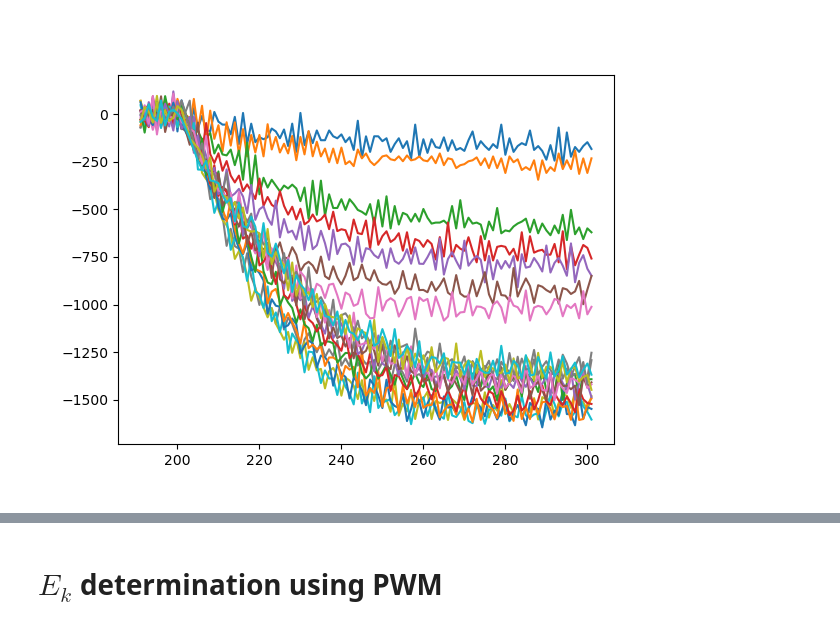
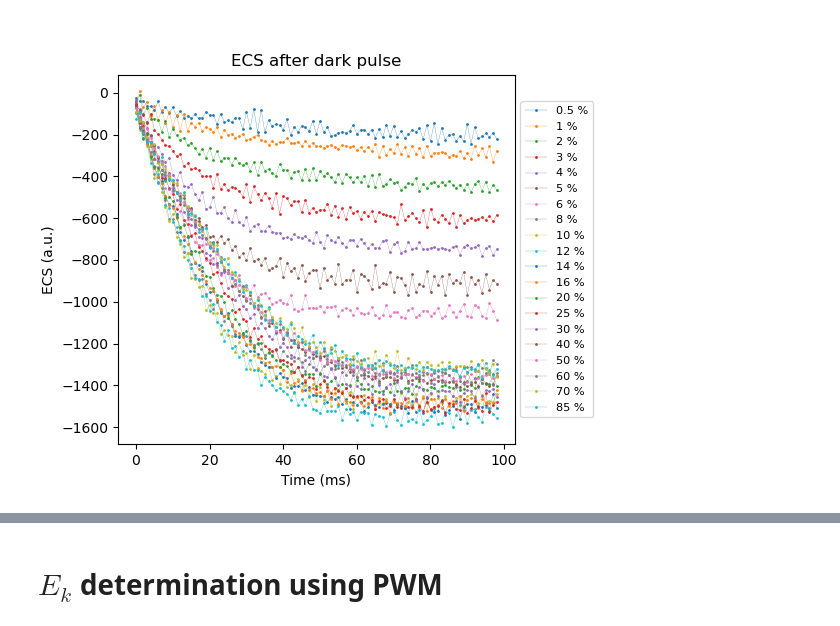
Before and after one commit to orlandomarcelo/DREAM_repo, a Jupyter notebook: Notebooks/Ek.ipynb, the cells around one changed output, grey strips where cells are left out. Saved outputs shown, nothing was run; the diff lists cells and outputs as text; code cells hidden in the pictures.

```diff
--- a/Notebooks/Ek.ipynb
+++ b/Notebooks/Ek.ipynb
@@ -64,10 +21,36 @@ Name: Time, Length: 1001, dtype: float64
-# %%
-norm_data = []
-for i in Vitesse_photochimie_PWM_list:
-    Vitesse_photochimie_PWM.Data[i] = Vitesse_photochimie_PWM.Data[i]-np.mean(Vitesse_photochimie_PWM.Data[i][190:200])
-# %%
-plt.figure()
-for i in Vitesse_photochimie_PWM_list:
-    plt.plot(Vitesse_photochimie_PWM.Time[190:300], Vitesse_photochimie_PWM.Data[i][190:300], label = i)
-# %% [output]
-[figure, removed]
+# %%
+#Here I visually select an interval in the data that is free of artifacts and close to the pulse of dark,
+#then I subtract the average of this interval from the data
+
+for i in manip.records:
+    manip.Data[i] = manip.Data[i] - np.average(manip.Data[i][160:180])
+# %%
+#Here I perform the average of the recordings and crop the data to the interval of interest
+
+records = ["11-14", "21-25", "31-35","41-45", "51-55", "61-65", "71-75", "81-85", "91-95", "101-105","112-115",
+           "121-125", "131-135", "141-145", "151-155", "161-165", "171-175", "181-185", "191-195", "201-205"]
+
+PWM_rel = [0.005, 0.01, 0.02, 0.03, 0.04, 0.05, 0.06, 0.08, 0.1, 0.12, 0.14, 0.16, 0.2, 0.25, 0.3, 0.4, 0.5, 0.6, 0.7, 0.85]
+
+mean_curves = []
+std_curves = []
+
+for i in records:
+    mean, std = manip.average_recordings(tools.create_record_list(i))
+    mean_curves.append(mean[201:300])
+    std_curves.append(std[201:300])
+
+time = manip.Time[201:300] - 203
+# %%
+fig, ax = plt.subplots()
+for i, k in enumerate(PWM_rel):
+    ax.plot(time, mean_curves[i], 'o-', label = f"{100*k:n} %", markersize = 1, linewidth = 0.2)
+box = ax.get_position()
+ax.set_position([box.x0, box.y0, box.width * 0.8, box.height])
+ax.legend(loc='center left', bbox_to_anchor=(1, 0.5), fontsize = 8.1)
+ax.set_xlabel("Time (ms)")
+ax.set_ylabel("ECS (a.u.)")
+ax.set_title("ECS after dark pulse")
+plt.show()
+# %% [output]
+[figure, added]
```
Also changed, not shown: parts of 19 cells of this notebook, 6 other files.
